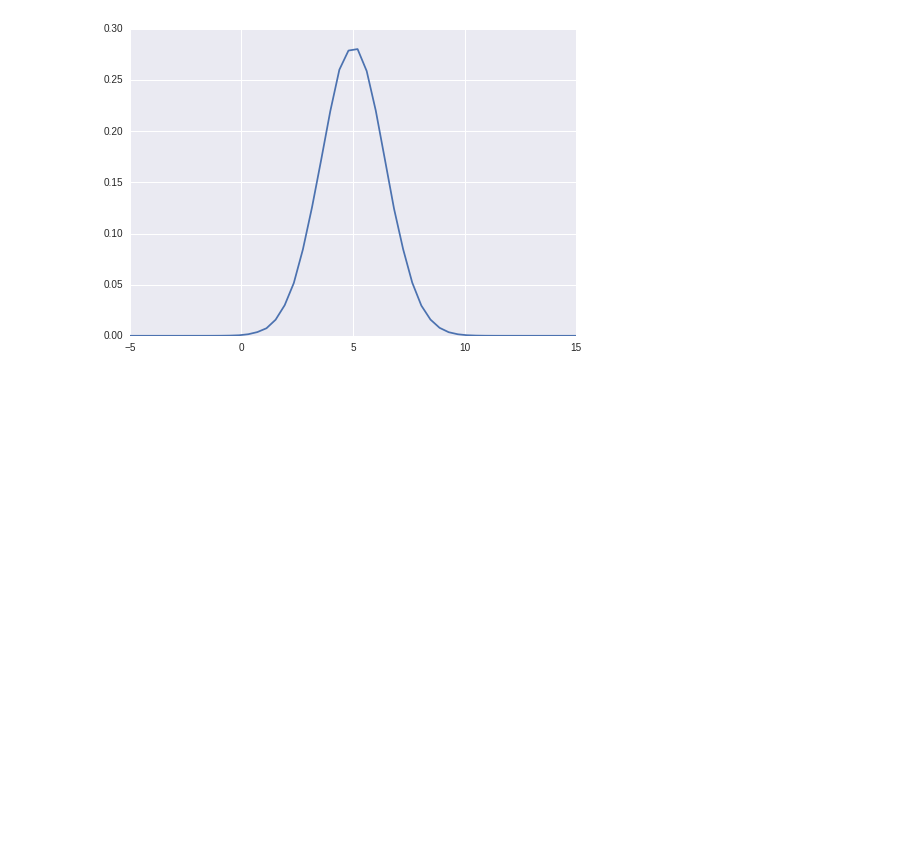
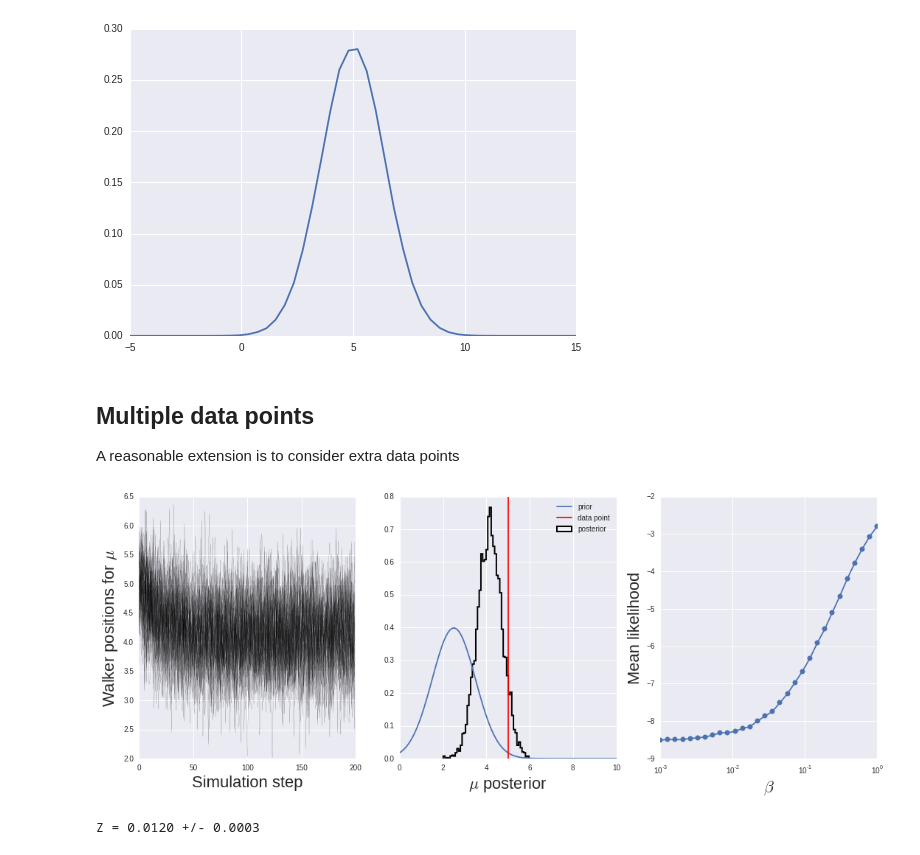
Before and after one commit to GregoryAshton/GregoryAshton.github.io, a Jupyter notebook: _notebooks/2015-08-19-Investigating-the-effect-of-the-prior-on-the-evidence.ipynb, the cells around one changed output. Saved outputs shown, nothing was run; the diff lists cells and outputs as text; code cells hidden in the pictures; blank space fills up the shorter version.

```diff
--- a/_notebooks/2015-08-19-Investigating-the-effect-of-the-prior-on-the-evidence.ipynb
+++ b/_notebooks/2015-08-19-Investigating-the-effect-of-the-prior-on-the-evidence.ipynb
@@ -179,3 +179,12 @@ ax.plot(mu_mean, Z, "-")
 plt.show()
 # %% [output]
 [figure]
+# %% [markdown]
+## Multiple data points
+
+A reasonable extension is to consider extra data points
+# %%
+run('norm', 2.5, 1.0, x=np.random.normal(5, 0.01, 2))
+# %% [output]
+[figure, added]
+Z = 0.0120 +/- 0.0003
```
Also changed, not shown: parts of 3 cells of this notebook.
